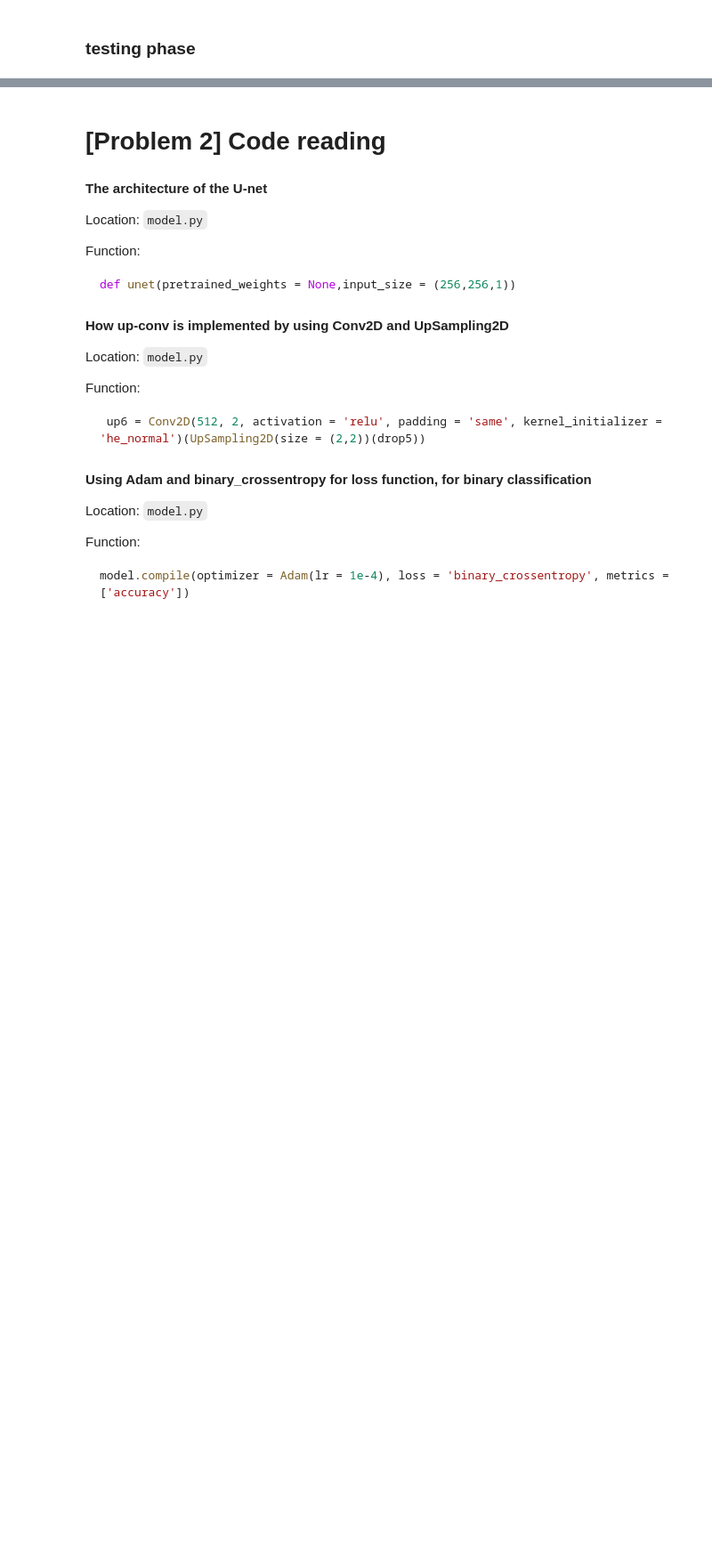
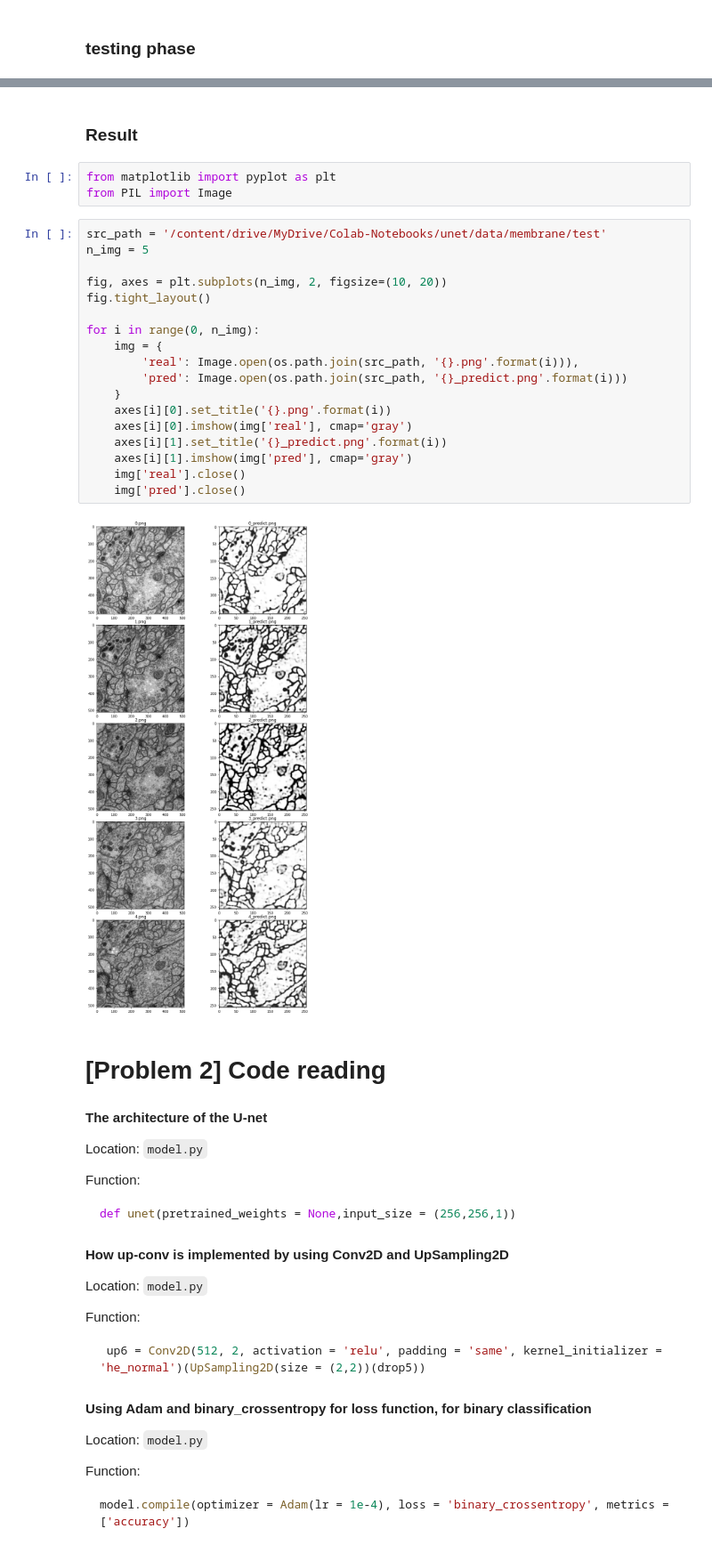
Before and after one commit to goriummaximum/diveintocode-ml, a Jupyter notebook: Sprints/sprint19-unet/sprint19_unet.ipynb, the cells around one changed output, grey strips where cells are left out. Shown at 89% size. Drawn from its saved outputs; the diff is of its cells as text; blank space fills up the shorter version.

```diff
--- a/Sprints/sprint19-unet/sprint19_unet.ipynb
+++ b/Sprints/sprint19-unet/sprint19_unet.ipynb
@@ -69,3 +118,28 @@ saveResult("data/membrane/test",results)
+# %% [markdown]
+### Result
+# %%
+from matplotlib import pyplot as plt
+from PIL import Image
+# %%
+src_path = '/content/drive/MyDrive/Colab-Notebooks/unet/data/membrane/test'
+n_img = 5
+
+fig, axes = plt.subplots(n_img, 2, figsize=(10, 20))
+fig.tight_layout()
+
+for i in range(0, n_img):
+    img = {
+        'real': Image.open(os.path.join(src_path, '{}.png'.format(i))),
+        'pred': Image.open(os.path.join(src_path, '{}_predict.png'.format(i)))
+    }
+    axes[i][0].set_title('{}.png'.format(i))
+    axes[i][0].imshow(img['real'], cmap='gray')
+    axes[i][1].set_title('{}_predict.png'.format(i))
+    axes[i][1].imshow(img['pred'], cmap='gray')
+    img['real'].close()
+    img['pred'].close()
+# %% [output]
+[figure, added]
 # %% [markdown]
 # [Problem 2] Code reading
 # %% [markdown]
```
Also changed, not shown: parts of 11 cells of this notebook.
